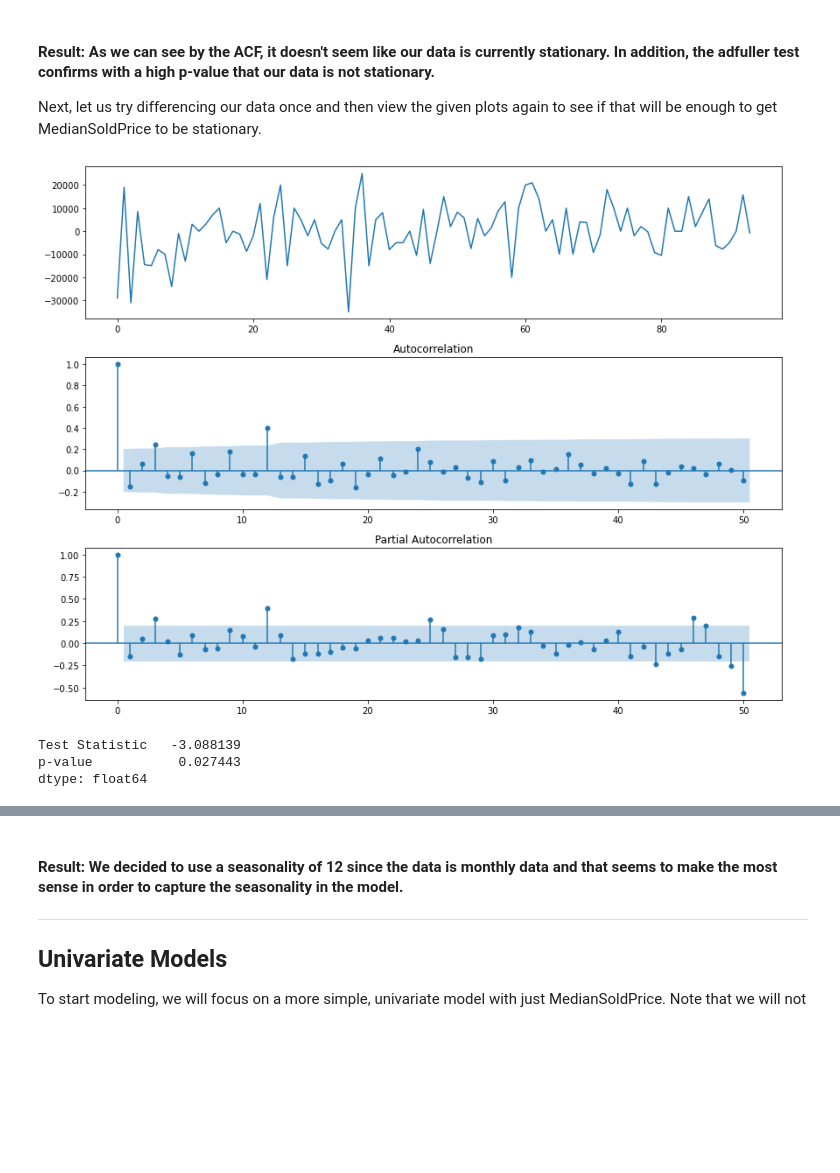
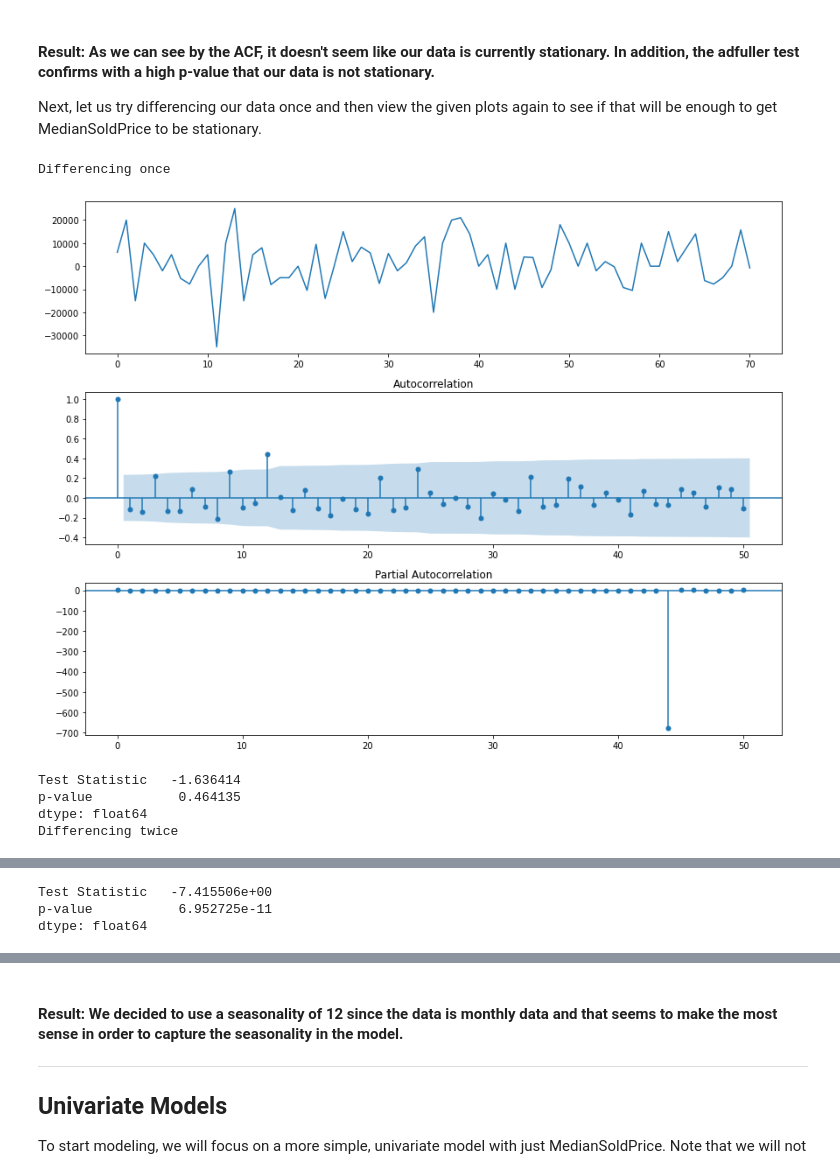
Before and after one commit to ndecavel/zillow-forecasting, a Jupyter notebook: Zillow_Final_Project.ipynb, the cells around one changed output, grey strips where cells are left out. Drawn from its saved outputs; the diff is of its cells as text; code cells hidden in the pictures; blank space fills up the shorter version.

```diff
--- a/Zillow_Final_Project.ipynb
+++ b/Zillow_Final_Project.ipynb
@@ -96 +98,4 @@ Looking at the above graphs, we notice a couple of things:
    ______
+# %%
+df = df[df.index >= '2010-01-01']
+df.shape
@@ -163,16 +170,30 @@ def diff(data, interval=1):
 # %%
 differenced_df = diff(df['MedianSoldPrice'])
 
+print('Differencing once')
 fig, axes = plt.subplots(figsize=(12,9), nrows=3)
 axes[0].plot(differenced_df)
 plot_acf(differenced_df, lags=50, ax=axes[1])
 plot_pacf(differenced_df, lags=50, ax=axes[2])
 plt.tight_layout()
 plt.show()
-pd.Series(adfuller(differenced_df, autolag="AIC")[:2],
+print(pd.Series(adfuller(differenced_df, autolag="AIC")[:2],
+        index=['Test Statistic', 'p-value']))
+
+print('Differencing twice')
+differenced_df_2 = diff(differenced_df)
+fig, axes = plt.subplots(figsize=(12,9), nrows=3)
+axes[0].plot(differenced_df_2)
+plot_acf(differenced_df_2, lags=50, ax=axes[1])
+plot_pacf(differenced_df_2, lags=50, ax=axes[2])
+plt.tight_layout()
+plt.show()
+pd.Series(adfuller(differenced_df_2, autolag="AIC")[:2],
         index=['Test Statistic', 'p-value'])
 # %% [output]
+Differencing once
-[figure, old version]
+[figure, new version]
-Test Statistic   -3.088139
-p-value           0.027443
-dtype: float64
+Test Statistic   -1.636414
+p-value           0.464135
+dtype: float64
+Differencing twice
@@ -179 +201,4 @@ dtype: float64
+Test Statistic   -7.415506e+00
+p-value           6.952725e-11
+dtype: float64
 # %% [markdown]
```
Also changed, not shown: parts of 31 cells of this notebook.
